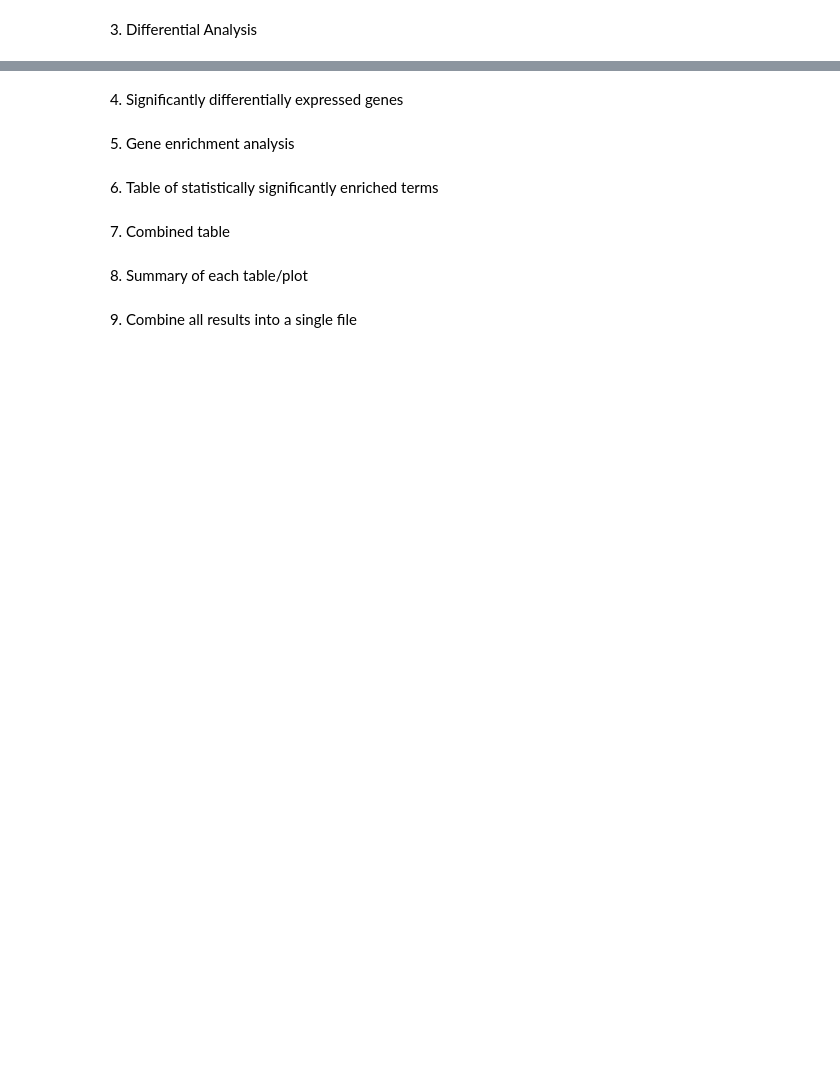
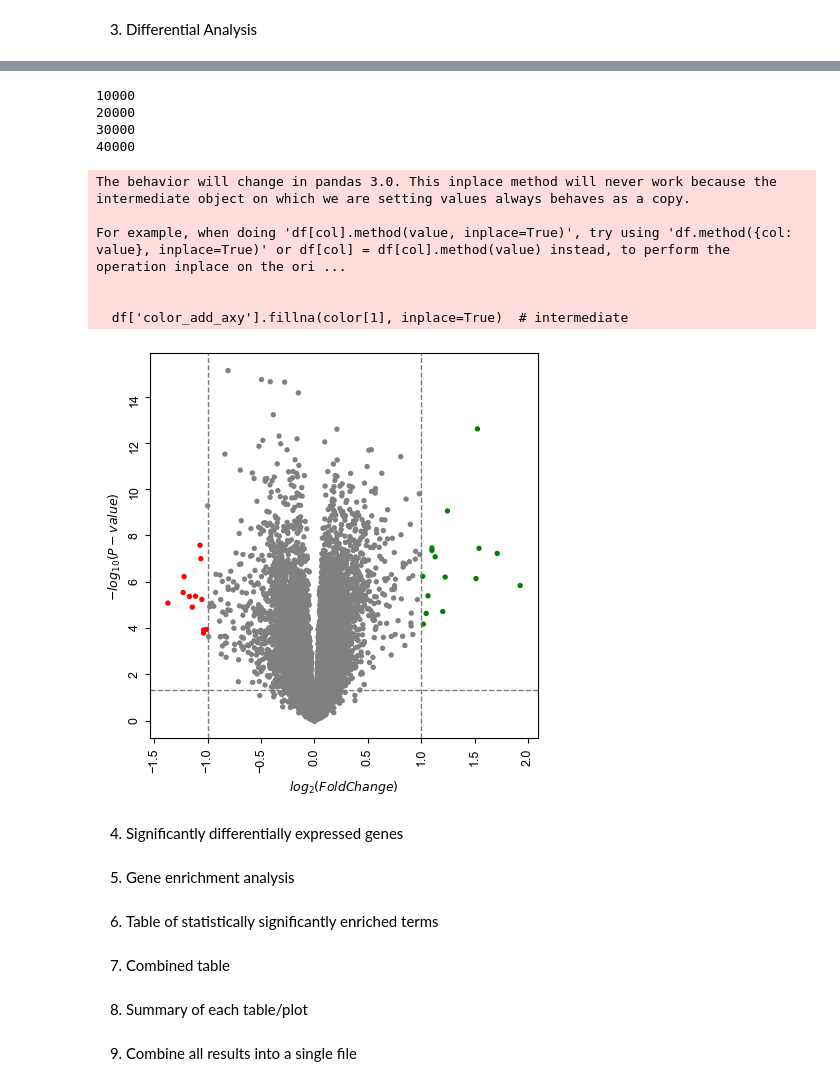
Before and after one commit to danielgeorge922/cgs4144_project, a Jupyter notebook: 02_data_exploration.ipynb, the cells around one changed output, grey strips where cells are left out. Saved outputs shown, nothing was run; the diff lists cells and outputs as text; code cells hidden in the pictures; blank space fills up the shorter version.

Commit message:
Update requirements and answer question 3: create a volcano plot

```diff
--- a/02_data_exploration.ipynb
+++ b/02_data_exploration.ipynb
@@ -117,3 +136,52 @@ plt.show()
+# %%
+from scipy import stats
+from bioinfokit import visuz
+
+# Calculate log2 fold change
+case   = meta.index[meta['refinebio_disease'] == 't2d'] # type 2 diabetes
+expr_case = expr_log[case]
+
+control = meta.index[meta['refinebio_disease'] == 'ngt'] # normal glucose tolerance
+expr_control = expr_log[control]
+
+expr_log['log2FC'] = expr_case.mean(axis=1) - expr_control.mean(axis=1) # log 2 fold change
+
+# Calculate p-value using 2-sided t-test
+pvals = []
+c = 0 # counter
+for gene in expr_log.index:
+    t, p = stats.ttest_ind(expr_case.loc[gene], expr_control.loc[gene], equal_var=False)
+    pvals.append(p)
+
+    # increment and output counter
+    c+=1
+    if c % 10000 == 0:
+        print(c)
+
+expr_log['p-value'] = pvals # save to existing df
+
+# Create volcano plot
+visuz.GeneExpression.volcano(
+    df=expr_log,
+    lfc='log2FC',          # column with log2 fold-change
+    pv='p-value',          # column with p-values
+    lfc_thr=(1.0, 1.0),    # |log2FC| >= 1 considered significant
+    pv_thr=(0.05, 0.05),   # p-value cutoff
+    sign_line=True,        # draw threshold lines
+    show=True              # display instead of saving to file
+)
+# %% [output]
+10000
+20000
+30000
+40000
+The behavior will change in pandas 3.0. This inplace method will never work because the intermediate object on which we are setting values always behaves as a copy.
+
+For example, when doing 'df[col].method(value, inplace=True)', try using 'df.method({col: value}, inplace=True)' or df[col] = df[col].method(value) instead, to perform the operation inplace on the ori ...
+
+
+  df['color_add_axy'].fillna(color[1], inplace=True)  # intermediate
+[figure, added]
 # %% [markdown]
 4. Significantly differentially expressed genes
 # %% [markdown]
```
Also changed, not shown: parts of 3 cells of this notebook, 1 other file.
